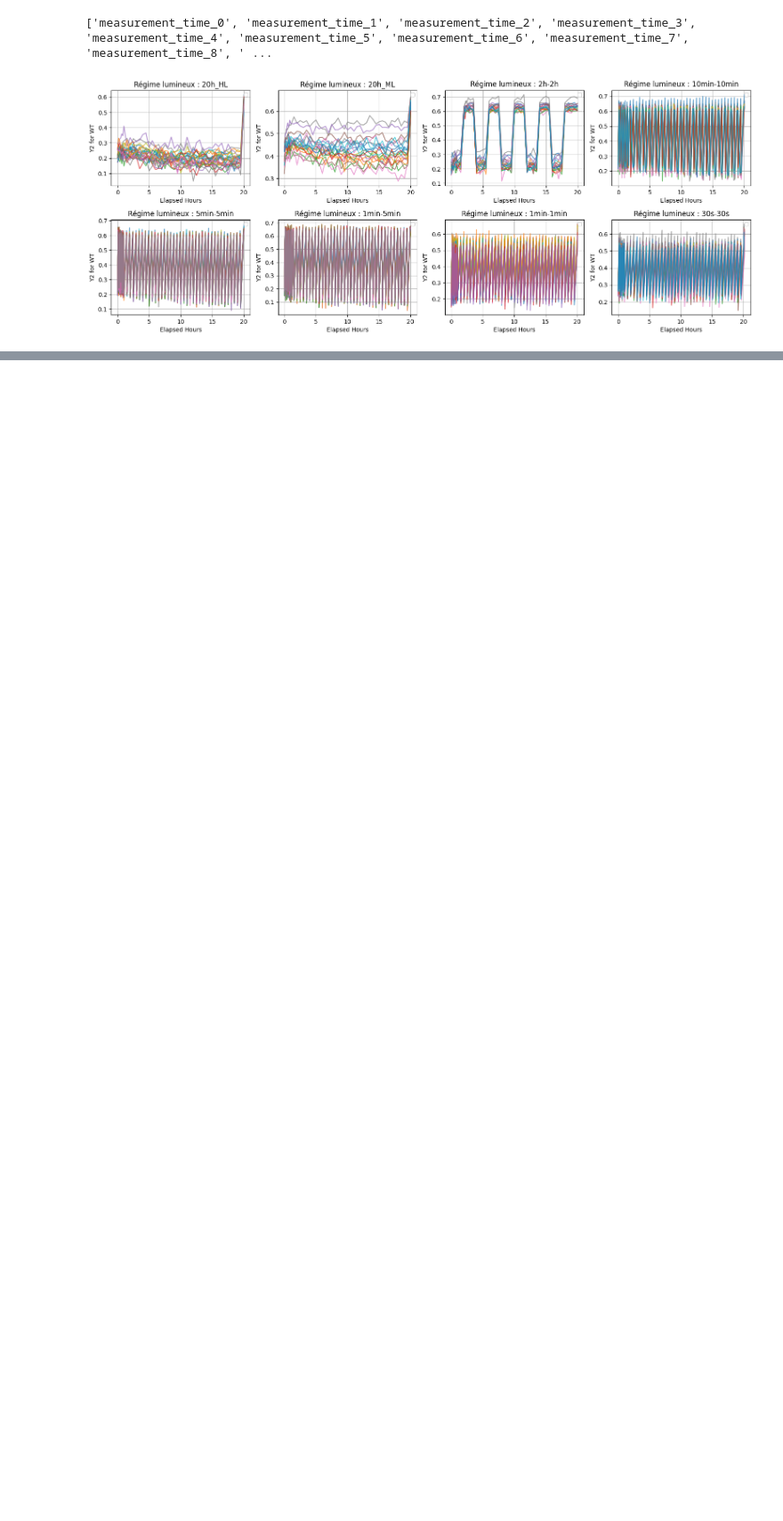
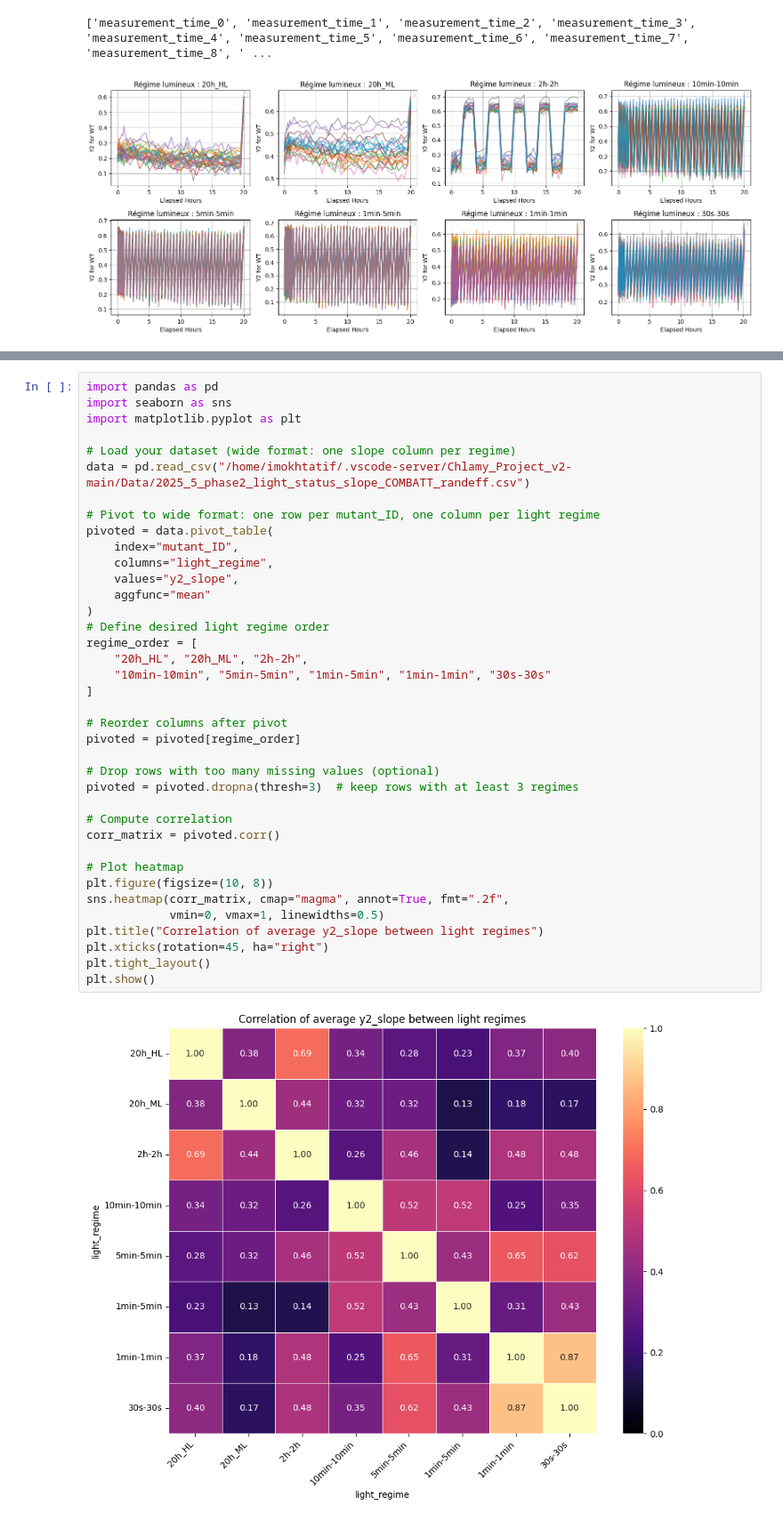
Before and after one commit to Imane-Mkt/Chlamy, a Jupyter notebook: Chlamy_Project_v2-main/Notebooks_Imane/New_analysis.ipynb, the cells around one changed output, grey strips where cells are left out. Shown at 89% size. Drawn from its saved outputs; the diff is of its cells as text; blank space fills up the shorter version.

```diff
--- a/Chlamy_Project_v2-main/Notebooks_Imane/New_analysis.ipynb
+++ b/Chlamy_Project_v2-main/Notebooks_Imane/New_analysis.ipynb
@@ -201,0 +204,40 @@ plt.show()
+# %%
+import pandas as pd
+import seaborn as sns
+import matplotlib.pyplot as plt
+
+# Load your dataset (wide format: one slope column per regime)
+data = pd.read_csv("/home/imokhtatif/.vscode-server/Chlamy_Project_v2-main/Data/2025_5_phase2_light_status_slope_COMBATT_randeff.csv")
+
+# Pivot to wide format: one row per mutant_ID, one column per light regime
+pivoted = data.pivot_table(
+    index="mutant_ID",
+    columns="light_regime",
+    values="y2_slope",
+    aggfunc="mean"
+)
+# Define desired light regime order
+regime_order = [
+    "20h_HL", "20h_ML", "2h-2h",
+    "10min-10min", "5min-5min", "1min-5min", "1min-1min", "30s-30s"
+]
+
+# Reorder columns after pivot
+pivoted = pivoted[regime_order]
+
+# Drop rows with too many missing values (optional)
+pivoted = pivoted.dropna(thresh=3)  # keep rows with at least 3 regimes
+
+# Compute correlation
+corr_matrix = pivoted.corr()
+
+# Plot heatmap
+plt.figure(figsize=(10, 8))
+sns.heatmap(corr_matrix, cmap="magma", annot=True, fmt=".2f",
+            vmin=0, vmax=1, linewidths=0.5)
+plt.title("Correlation of average y2_slope between light regimes")
+plt.xticks(rotation=45, ha="right")
+plt.tight_layout()
+plt.show()
+# %% [output]
+[figure, added]
```
Also changed, not shown: parts of 5 cells of this notebook.
